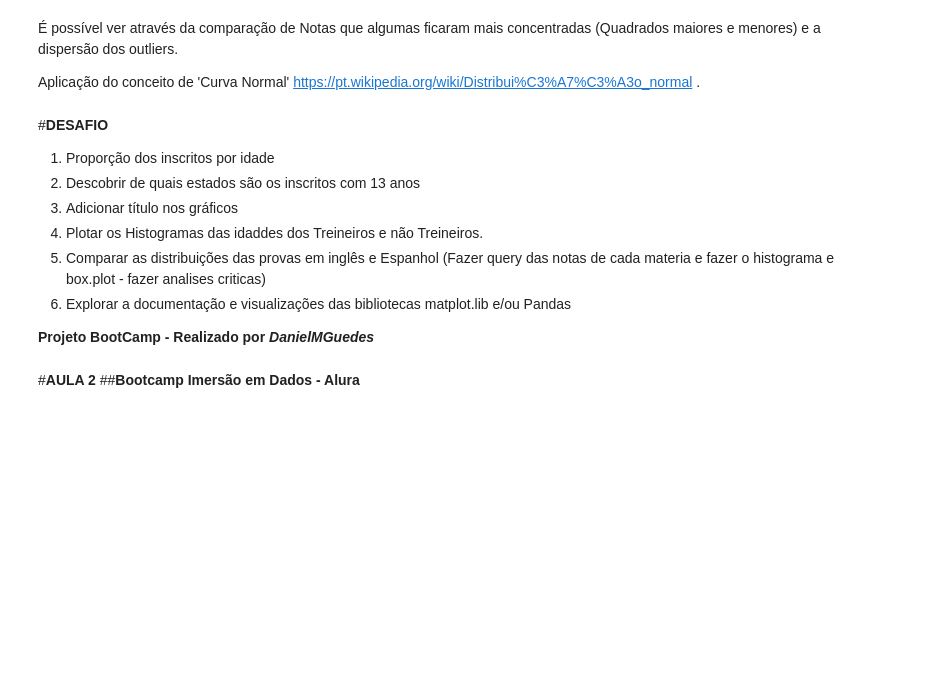
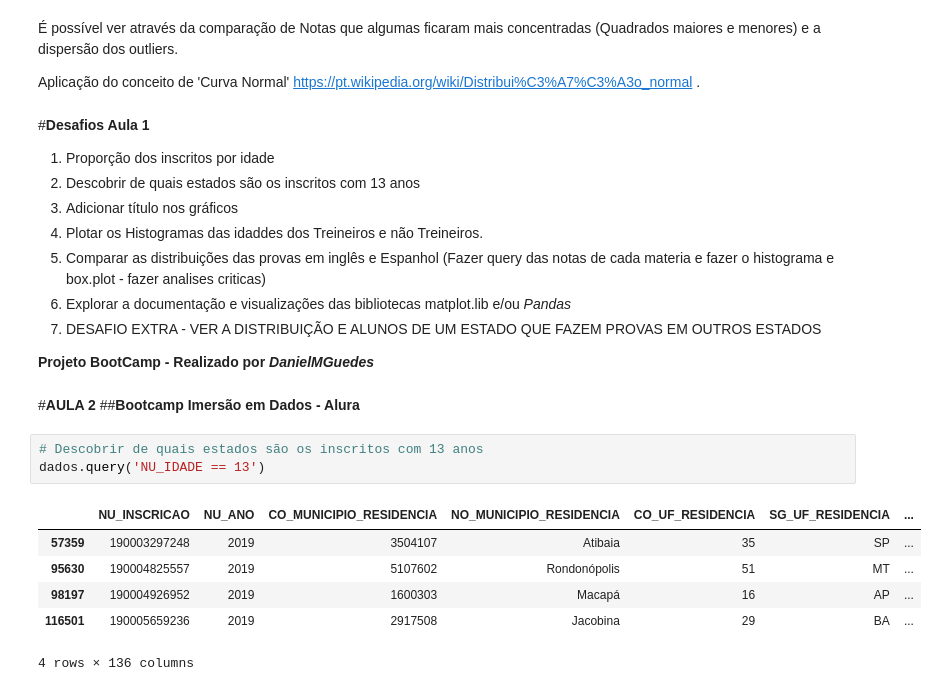
Before and after one commit to gustavoguanabara/git-github, a Jupyter notebook: Imersão_de_Dados_(ENEM_2019)_Alura.ipynb, the cells around one changed output. Saved outputs shown, nothing was run; the diff lists cells and outputs as text; blank space fills up the shorter version.

```diff
--- a/Imersão_de_Dados_(ENEM_2019)_Alura.ipynb
+++ b/Imersão_de_Dados_(ENEM_2019)_Alura.ipynb
@@ -342,15 +344,26 @@ dados[provas].plot.box(grid = True, figsize=(10,8))
 
 Aplicação do conceito de 'Curva Normal' https://pt.wikipedia.org/wiki/Distribui%C3%A7%C3%A3o_normal  .
 # %% [markdown]
-#**DESAFIO**
+#**Desafios Aula 1**
 1. Proporção dos inscritos por idade
 2. Descobrir de quais estados são os inscritos com 13 anos
 3. Adicionar título nos gráficos
 4. Plotar os Histogramas das idaddes dos Treineiros e não Treineiros.
 5. Comparar as distribuições das provas em inglês e Espanhol (Fazer query das notas de cada materia e fazer o histograma e box.plot - fazer analises criticas)
- 6. Explorar a documentação e visualizações das bibliotecas matplot.lib e/ou Pandas
+6. Explorar a documentação e visualizações das bibliotecas matplot.lib e/ou *Pandas*
+7. DESAFIO EXTRA - VER A DISTRIBUIÇÃO E ALUNOS DE UM ESTADO QUE FAZEM PROVAS EM OUTROS ESTADOS
 
 **Projeto BootCamp - Realizado por** ***DanielMGuedes***
 # %% [markdown]
 #**AULA 2**
 ##**Bootcamp Imersão em Dados - Alura**
+# %%
+# Descobrir de quais estados são os inscritos com 13 anos
+dados.query('NU_IDADE == 13')
+# %% [output]
+|  | NU_INSCRICAO | NU_ANO | CO_MUNICIPIO_RESIDENCIA | NO_MUNICIPIO_RESIDENCIA | CO_UF_RESIDENCIA | SG_UF_RESIDENCIA | ... |
+| 57359 | 190003297248 | 2019 | 3504107 | Atibaia | 35 | SP | ... |
+| 95630 | 190004825557 | 2019 | 5107602 | Rondonópolis | 51 | MT | ... |
+| 98197 | 190004926952 | 2019 | 1600303 | Macapá | 16 | AP | ... |
+| 116501 | 190005659236 | 2019 | 2917508 | Jacobina | 29 | BA | ... |
+4 rows × 136 columns
```
Also changed, not shown: parts of 8 cells of this notebook.
